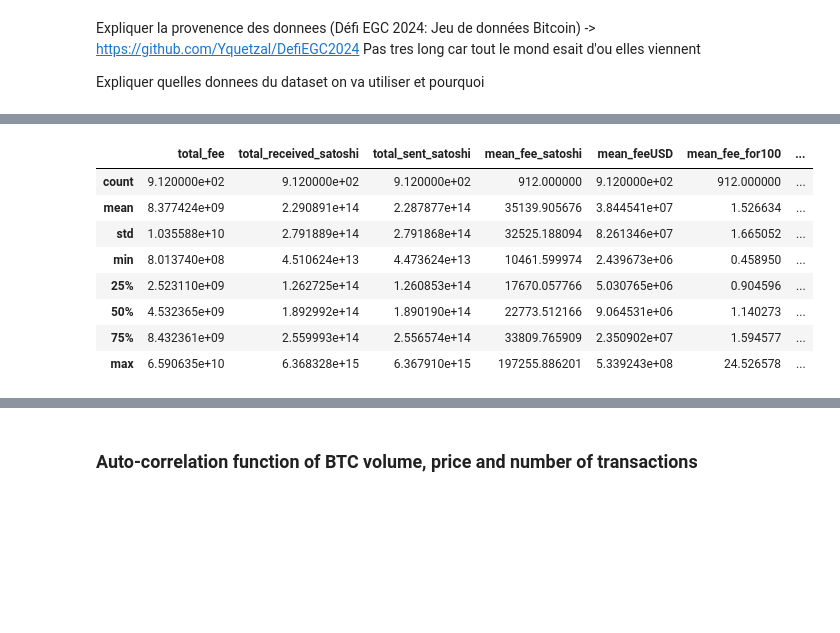
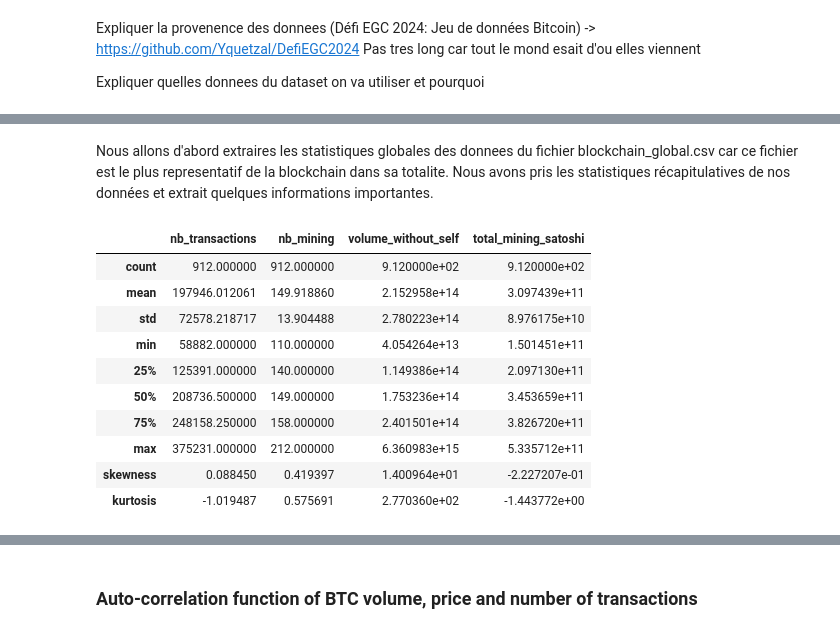
Before and after one commit to trsdimi/big-data, a Jupyter notebook: main.ipynb, the cells around one changed output, grey strips where cells are left out. Cells and saved outputs as stored; diff of their text form; code cells hidden in the pictures; blank space fills up the shorter version.

```diff
--- a/main.ipynb
+++ b/main.ipynb
@@ -82,12 +71,31 @@ bla bla bla ... expliquer ce qu'on fait , expliquer les histogrammes et les tabl
-# %%
-global_data.describe()
-# %% [output]
-|  | total_fee | total_received_satoshi | total_sent_satoshi | mean_fee_satoshi | mean_feeUSD | mean_fee_for100 | ... |
-| count | 9.120000e+02 | 9.120000e+02 | 9.120000e+02 | 912.000000 | 9.120000e+02 | 912.000000 | ... |
-| mean | 8.377424e+09 | 2.290891e+14 | 2.287877e+14 | 35139.905676 | 3.844541e+07 | 1.526634 | ... |
-| std | 1.035588e+10 | 2.791889e+14 | 2.791868e+14 | 32525.188094 | 8.261346e+07 | 1.665052 | ... |
-| min | 8.013740e+08 | 4.510624e+13 | 4.473624e+13 | 10461.599974 | 2.439673e+06 | 0.458950 | ... |
-| 25% | 2.523110e+09 | 1.262725e+14 | 1.260853e+14 | 17670.057766 | 5.030765e+06 | 0.904596 | ... |
-| 50% | 4.532365e+09 | 1.892992e+14 | 1.890190e+14 | 22773.512166 | 9.064531e+06 | 1.140273 | ... |
-| 75% | 8.432361e+09 | 2.559993e+14 | 2.556574e+14 | 33809.765909 | 2.350902e+07 | 1.594577 | ... |
-| max | 6.590635e+10 | 6.368328e+15 | 6.367910e+15 | 197255.886201 | 5.339243e+08 | 24.526578 | ... |
+# %% [markdown]
+Nous allons d'abord extraires les statistiques globales des donnees du fichier blockchain_global.csv car ce fichier est le plus representatif de la blockchain dans sa totalite. Nous avons pris les statistiques récapitulatives de nos données et extrait quelques informations importantes.
+# %%
+cols = ['nb_transactions', 'nb_mining', 'volume_without_self', 'total_mining_satoshi']
+
+desc = global_data[cols].describe()
+
+skl = []
+ktl = []
+for c in cols:
+    skewness = global_data[c].skew()
+    kurtosis = global_data[c].kurtosis()
+    skl.append(skewness)
+    ktl.append(kurtosis)
+
+desc.loc['skewness'] = skl
+desc.loc['kurtosis'] = ktl
+
+desc
+# %% [output]
+|  | nb_transactions | nb_mining | volume_without_self | total_mining_satoshi |
+| count | 912.000000 | 912.000000 | 9.120000e+02 | 9.120000e+02 |
+| mean | 197946.012061 | 149.918860 | 2.152958e+14 | 3.097439e+11 |
+| std | 72578.218717 | 13.904488 | 2.780223e+14 | 8.976175e+10 |
+| min | 58882.000000 | 110.000000 | 4.054264e+13 | 1.501451e+11 |
+| 25% | 125391.000000 | 140.000000 | 1.149386e+14 | 2.097130e+11 |
+| 50% | 208736.500000 | 149.000000 | 1.753236e+14 | 3.453659e+11 |
+| 75% | 248158.250000 | 158.000000 | 2.401501e+14 | 3.826720e+11 |
+| max | 375231.000000 | 212.000000 | 6.360983e+15 | 5.335712e+11 |
+| skewness | 0.088450 | 0.419397 | 1.400964e+01 | -2.227207e-01 |
+| kurtosis | -1.019487 | 0.575691 | 2.770360e+02 | -1.443772e+00 |
```
Also changed, not shown: parts of 11 cells of this notebook.
